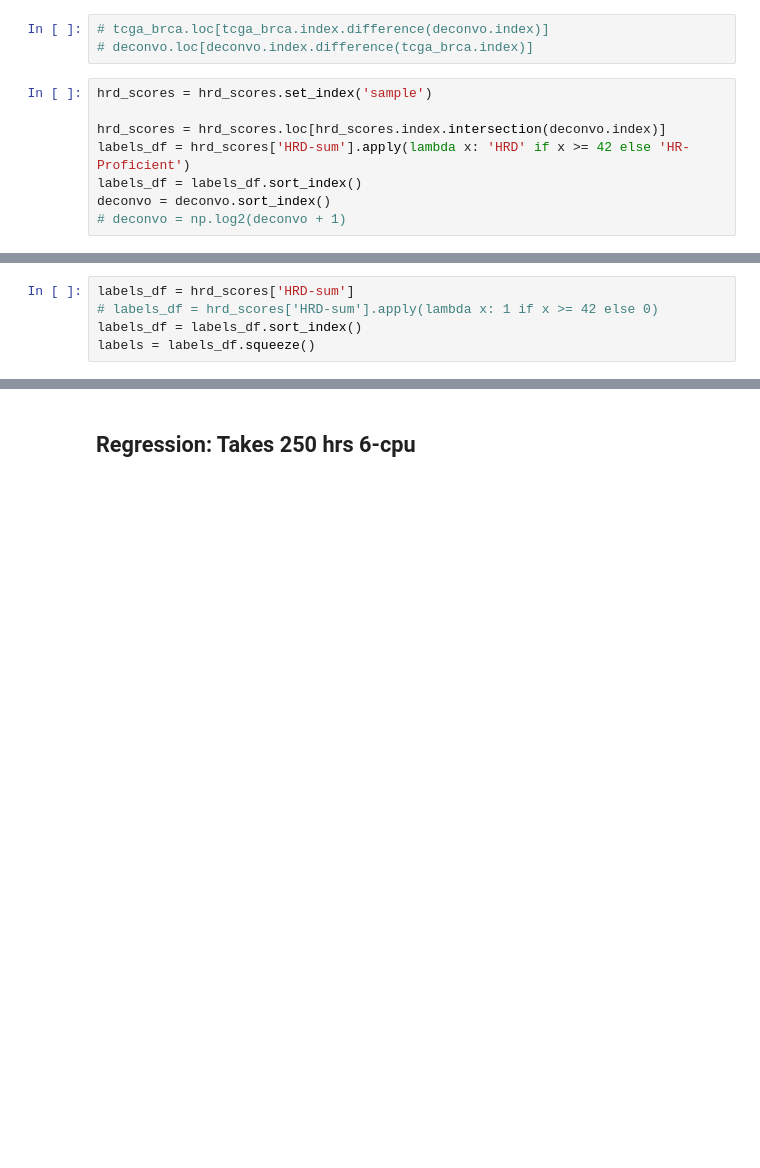
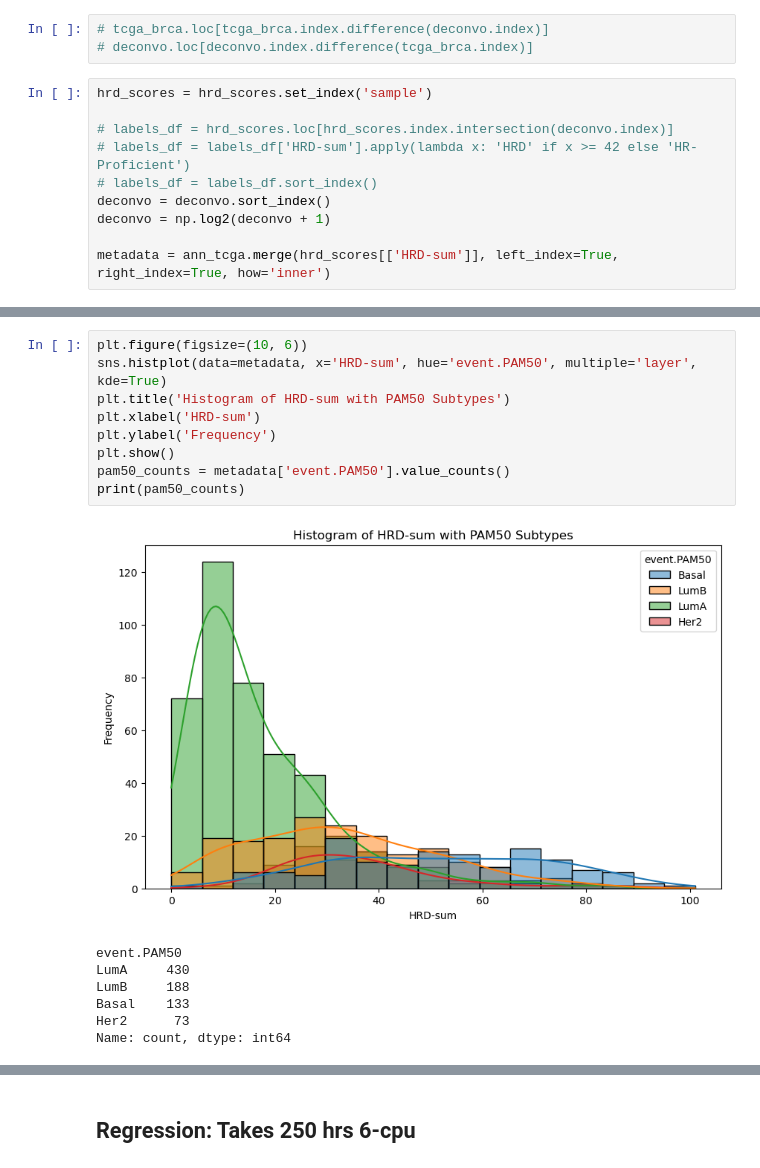
Before and after one commit to l1joseph/Multiscale_HRD_Classifier, a Jupyter notebook: Scripts/deconvo_reg.ipynb, the cells around one changed output, grey strips where cells are left out. Drawn from its saved outputs; the diff is of its cells as text; blank space fills up the shorter version.

```diff
--- a/Scripts/deconvo_reg.ipynb
+++ b/Scripts/deconvo_reg.ipynb
@@ -59,8 +59,10 @@ tcga_brca.loc[common_indices1].shape
 # %%
 hrd_scores = hrd_scores.set_index('sample')
 
-hrd_scores = hrd_scores.loc[hrd_scores.index.intersection(deconvo.index)]
-labels_df = hrd_scores['HRD-sum'].apply(lambda x: 'HRD' if x >= 42 else 'HR-Proficient')
-labels_df = labels_df.sort_index()
+# labels_df = hrd_scores.loc[hrd_scores.index.intersection(deconvo.index)]
+# labels_df = labels_df['HRD-sum'].apply(lambda x: 'HRD' if x >= 42 else 'HR-Proficient')
+# labels_df = labels_df.sort_index()
 deconvo = deconvo.sort_index()
-# deconvo = np.log2(deconvo + 1)
+deconvo = np.log2(deconvo + 1)
+
+metadata = ann_tcga.merge(hrd_scores[['HRD-sum']], left_index=True, right_index=True, how='inner')
@@ -86,5 +71,17 @@ deconvo
-# %%
-labels_df = hrd_scores['HRD-sum']
-# labels_df = hrd_scores['HRD-sum'].apply(lambda x: 1 if x >= 42 else 0)
-labels_df = labels_df.sort_index()
-labels = labels_df.squeeze()
+# %%
+plt.figure(figsize=(10, 6))
+sns.histplot(data=metadata, x='HRD-sum', hue='event.PAM50', multiple='layer', kde=True)
+plt.title('Histogram of HRD-sum with PAM50 Subtypes')
+plt.xlabel('HRD-sum')
+plt.ylabel('Frequency')
+plt.show()
+pam50_counts = metadata['event.PAM50'].value_counts()
+print(pam50_counts)
+# %% [output]
+[figure, added]
+event.PAM50
+LumA     430
+LumB     188
+Basal    133
+Her2      73
+Name: count, dtype: int64
```
Also changed, not shown: parts of 16 cells of this notebook, 1 other file.
